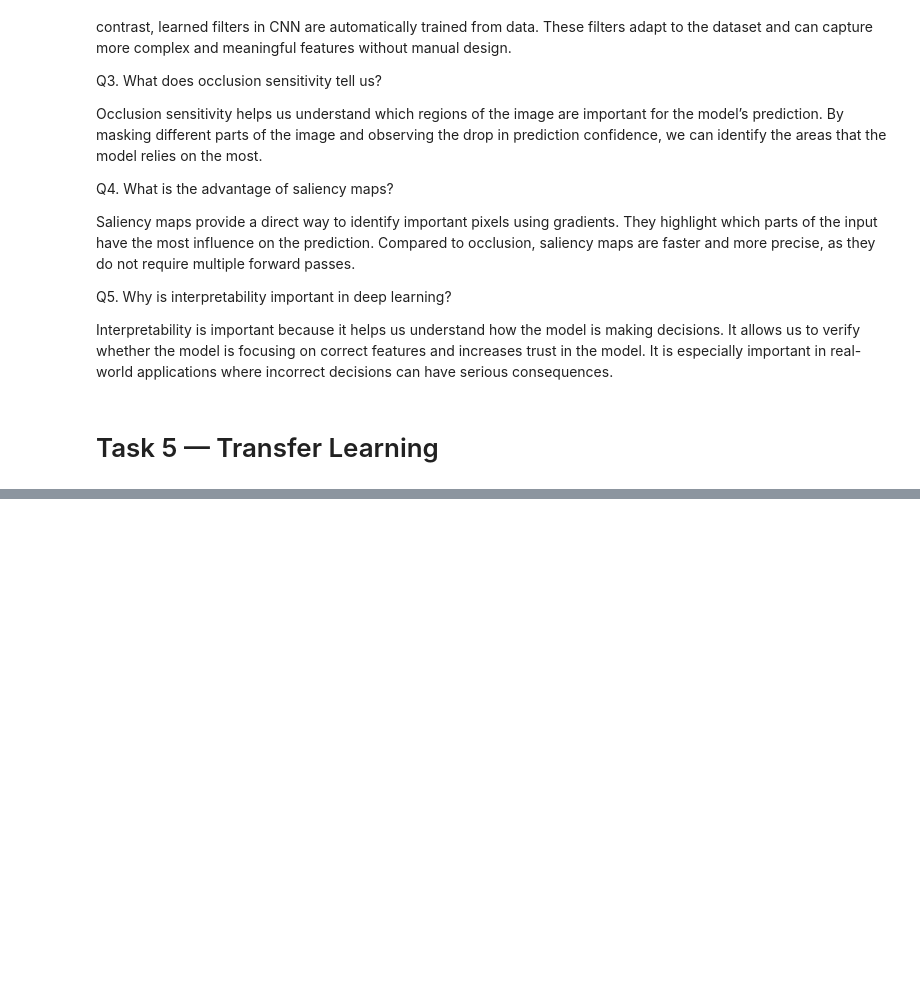
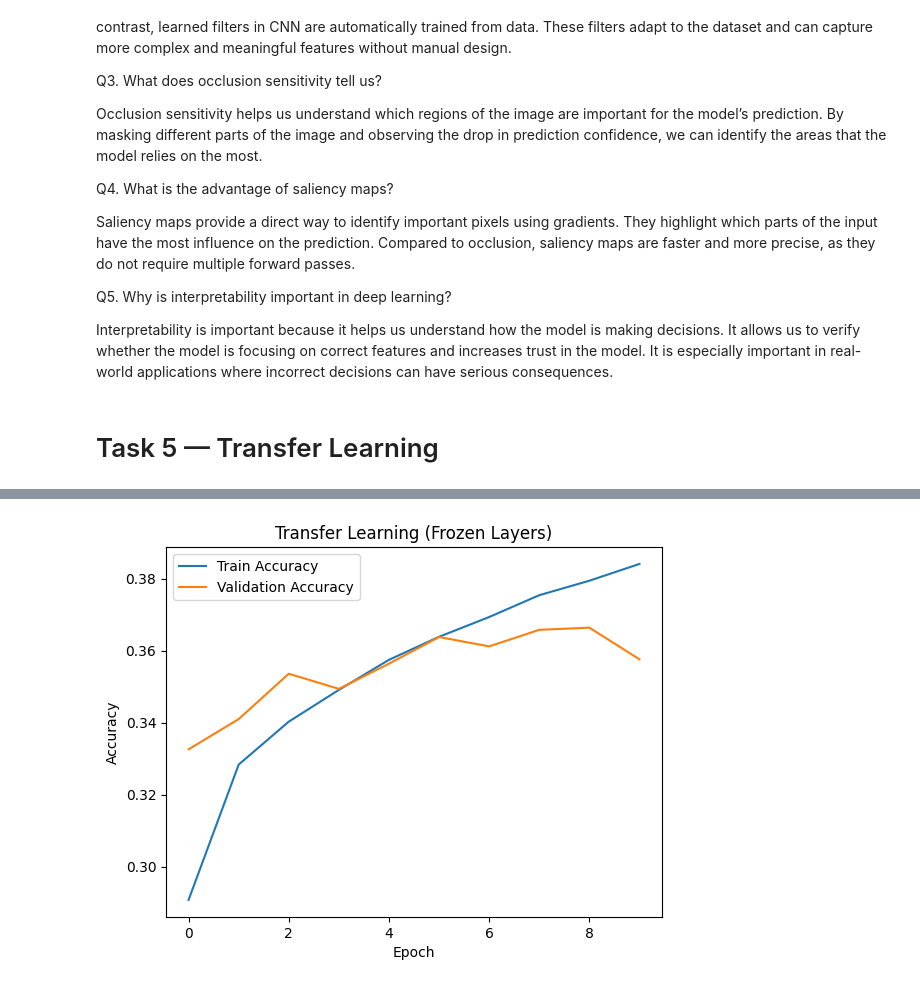
Before and after one commit to swayamjaiswal152/CNN-Lab-Assignment, a Jupyter notebook: CNN_Lab_Assignment.ipynb, the cells around one changed output, grey strips where cells are left out. Drawn from its saved outputs; the diff is of its cells as text; code cells hidden in the pictures; blank space fills up the shorter version.

```diff
--- a/CNN_Lab_Assignment.ipynb
+++ b/CNN_Lab_Assignment.ipynb
@@ -1692,0 +1738,6 @@ Interpretability is important because it helps us understand how the model is ma
+# %%
+base_model = MobileNetV2(
+    weights='imagenet',
+    include_top=False,
+    input_shape=(32,32,3)
+)
@@ -1692,0 +1747,20 @@ Interpretability is important because it helps us understand how the model is ma
+# %%
+x = base_model.output
+x = GlobalAveragePooling2D()(x)
+x = Dense(128, activation='relu')(x)
+output = Dense(10, activation='softmax')(x)
+
+model = Model(inputs=base_model.input, outputs=output)
+# %%
+model.compile(
+    optimizer='adam',
+    loss='categorical_crossentropy',
+    metrics=['accuracy']
+)
+# %%
+history = model.fit(
+    x_train, y_train,
+    epochs=10,
+    batch_size=64,
+    validation_split=0.1
+)
@@ -1692,0 +1794,17 @@ Interpretability is important because it helps us understand how the model is ma
+# %%
+import matplotlib.pyplot as plt
+
+plt.figure()
+
+plt.plot(history.history['accuracy'], label='Train Accuracy')
+plt.plot(history.history['val_accuracy'], label='Validation Accuracy')
+
+plt.title("Transfer Learning (Frozen Layers)")
+plt.xlabel("Epoch")
+plt.ylabel("Accuracy")
+plt.legend()
+
+plt.savefig("tl_frozen.png")
+plt.show()
+# %% [output]
+[figure, added]
```
Also changed, not shown: parts of 40 cells of this notebook.
